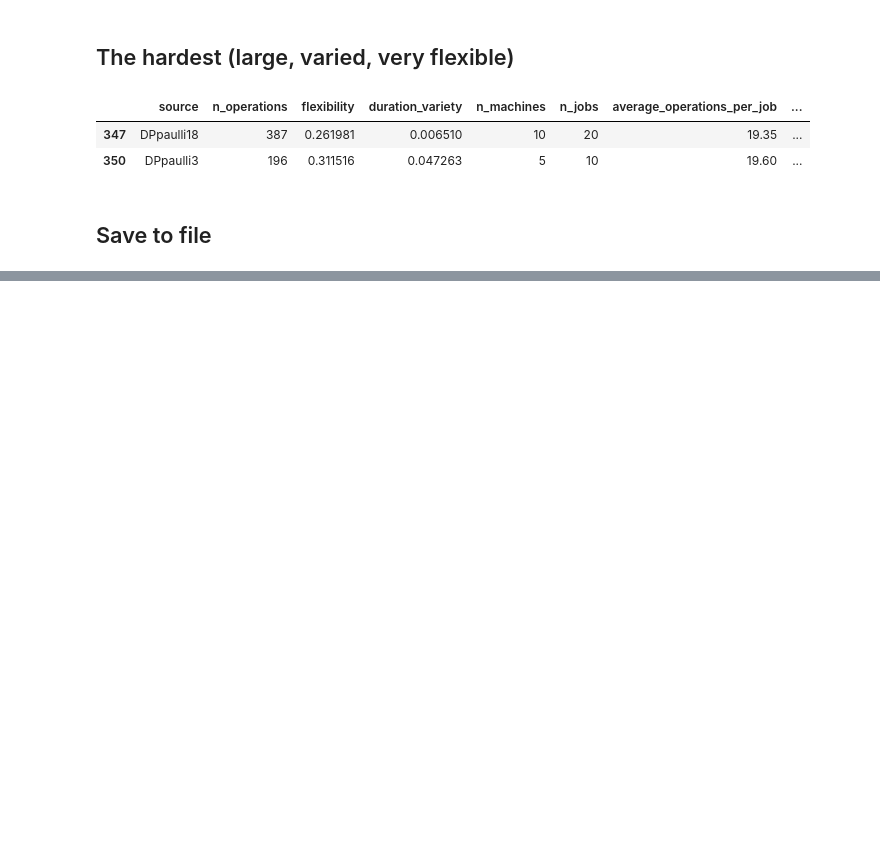
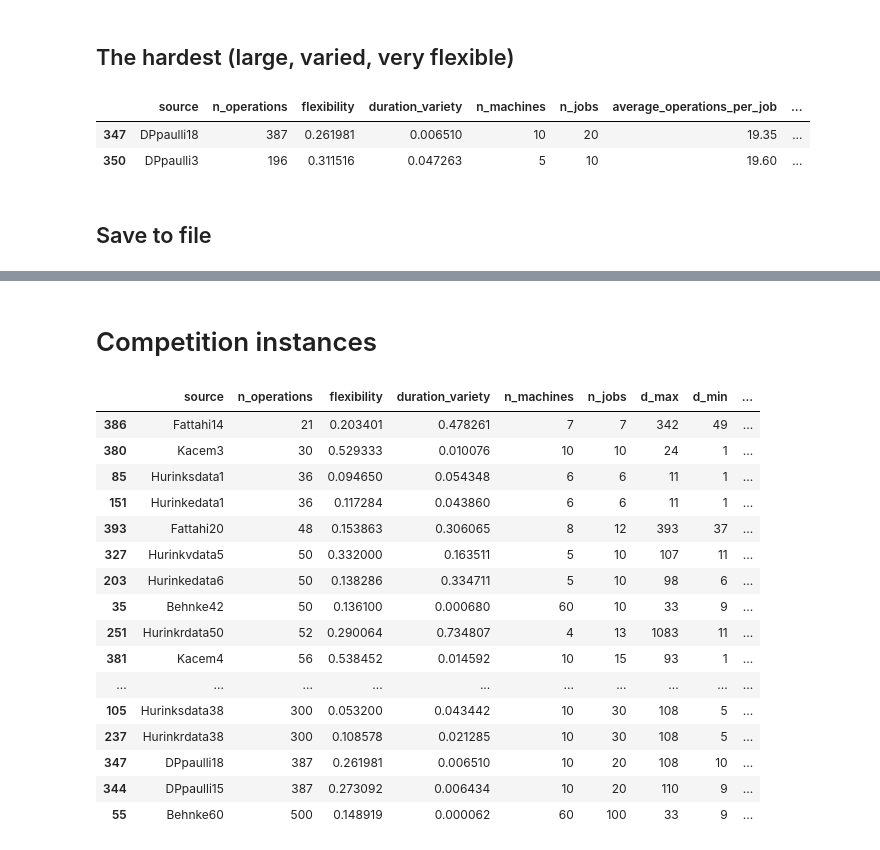
Before and after one commit to itsvoit/FJSSP-W-Competition, a Jupyter notebook: notebooks/testing/analyse_instances.ipynb, the cells around one changed output, grey strips where cells are left out. Saved outputs shown, nothing was run; the diff lists cells and outputs as text; code cells hidden in the pictures; blank space fills up the shorter version.

```diff
--- a/notebooks/testing/analyse_instances.ipynb
+++ b/notebooks/testing/analyse_instances.ipynb
@@ -628,0 +631,53 @@ selected_instances.to_csv(Path("instances/SelectedInstanceData/selected_instance
+# %% [markdown]
+# Competition instances
+# %%
+data[
+    (data['source'] == 'Behnke42') |
+    (data['source'] == 'Behnke46') |
+    (data['source'] == 'Behnke60') |
+    (data['source'] == 'BrandimarteMk7') |
+    (data['source'] == 'BrandimarteMk12') |
+    (data['source'] == 'BrandimarteMk14') |
+    (data['source'] == 'ChambersBarnes10') |
+    (data['source'] == 'DPpaulli1') |
+    (data['source'] == 'DPpaulli9') |
+    (data['source'] == 'DPpaulli15') |
+    (data['source'] == 'DPpaulli18') |
+    (data['source'] == 'Fattahi14') |
+    (data['source'] == 'Fattahi20') |
+    (data['source'] == 'Hurinkedata1') |
+    (data['source'] == 'Hurinkedata6') |
+    (data['source'] == 'Hurinkrdata28') |
+    (data['source'] == 'Hurinkrdata38') |
+    (data['source'] == 'Hurinkrdata50') |
+    (data['source'] == 'Hurinksdata1') |
+    (data['source'] == 'Hurinksdata18') |
+    (data['source'] == 'Hurinksdata38') |
+    (data['source'] == 'Hurinksdata40') |
+    (data['source'] == 'Hurinksdata54') |
+    (data['source'] == 'Hurinksdata61') |
+    (data['source'] == 'Hurinksdata63') |
+    (data['source'] == 'Hurinkvdata5') |
+    (data['source'] == 'Hurinkvdata18') |
+    (data['source'] == 'Hurinkvdata30') |
+    (data['source'] == 'Kacem3') |
+    (data['source'] == 'Kacem4')
+].sort_values("n_operations").drop(columns=["average_operations_per_job"])
+# %% [output]
+|  | source | n_operations | flexibility | duration_variety | n_machines | n_jobs | d_max | d_min | ... |
+| 386 | Fattahi14 | 21 | 0.203401 | 0.478261 | 7 | 7 | 342 | 49 | ... |
+| 380 | Kacem3 | 30 | 0.529333 | 0.010076 | 10 | 10 | 24 | 1 | ... |
+| 85 | Hurinksdata1 | 36 | 0.094650 | 0.054348 | 6 | 6 | 11 | 1 | ... |
+| 151 | Hurinkedata1 | 36 | 0.117284 | 0.043860 | 6 | 6 | 11 | 1 | ... |
+| 393 | Fattahi20 | 48 | 0.153863 | 0.306065 | 8 | 12 | 393 | 37 | ... |
+| 327 | Hurinkvdata5 | 50 | 0.332000 | 0.163511 | 5 | 10 | 107 | 11 | ... |
+| 203 | Hurinkedata6 | 50 | 0.138286 | 0.334711 | 5 | 10 | 98 | 6 | ... |
+| 35 | Behnke42 | 50 | 0.136100 | 0.000680 | 60 | 10 | 33 | 9 | ... |
+| 251 | Hurinkrdata50 | 52 | 0.290064 | 0.734807 | 4 | 13 | 1083 | 11 | ... |
+| 381 | Kacem4 | 56 | 0.538452 | 0.014592 | 10 | 15 | 93 | 1 | ... |
+| ... | ... | ... | ... | ... | ... | ... | ... | ... | ... |
+| 105 | Hurinksdata38 | 300 | 0.053200 | 0.043442 | 10 | 30 | 108 | 5 | ... |
+| 237 | Hurinkrdata38 | 300 | 0.108578 | 0.021285 | 10 | 30 | 108 | 5 | ... |
+| 347 | DPpaulli18 | 387 | 0.261981 | 0.006510 | 10 | 20 | 108 | 10 | ... |
+| 344 | DPpaulli15 | 387 | 0.273092 | 0.006434 | 10 | 20 | 110 | 9 | ... |
+| 55 | Behnke60 | 500 | 0.148919 | 0.000062 | 60 | 100 | 33 | 9 | ... |
```
Also changed, not shown: parts of 2 cells of this notebook, 8 other files.
